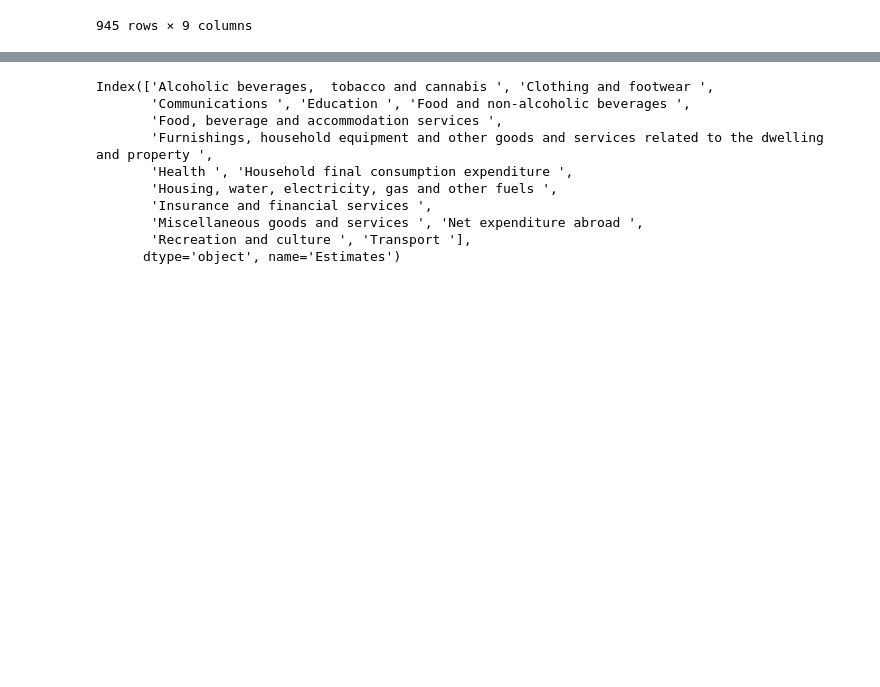
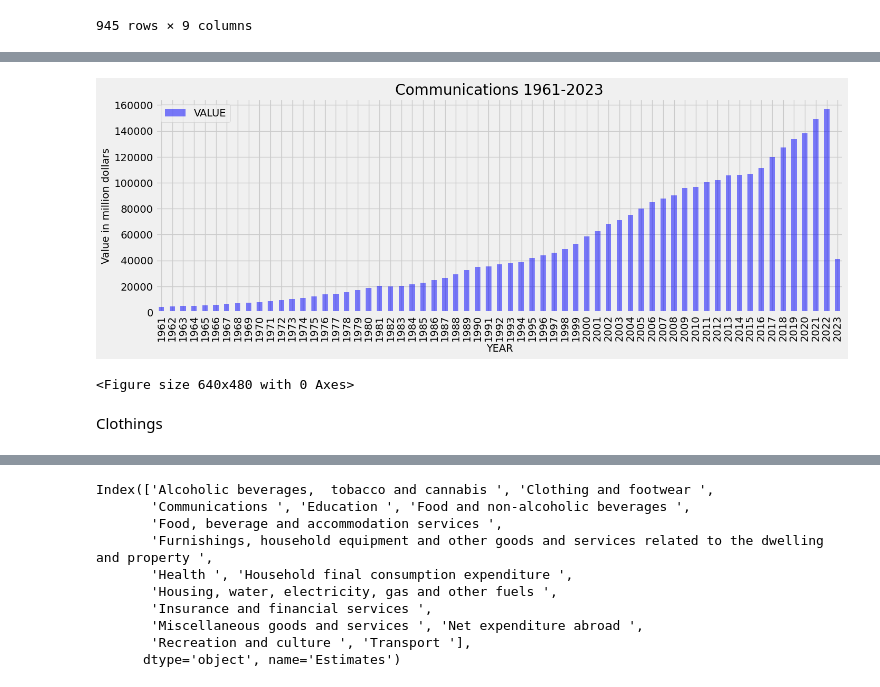
Before and after one commit to zRandgris/project1, a Jupyter notebook: TheProject.ipynb, the cells around one changed output, grey strips where cells are left out. Drawn from its saved outputs; the diff is of its cells as text; code cells hidden in the pictures; blank space fills up the shorter version.

```diff
--- a/TheProject.ipynb
+++ b/TheProject.ipynb
@@ -49,0 +190,8 @@ clean_df
+# %%
+#Communications [C18]
+Expenses_C18  = rename_clean_df.loc[rename_clean_df["Expenditures_(Millions_Dallars)"] == "Communications [C18]", ]
+Expenses_C18
+
+Year_Expenses_C18 = Expenses_C18[["YEAR","VALUE"]]
+Year_Expenses_C18=Year_Expenses_C18.set_index("YEAR")
+Year_Expenses_C18
@@ -49,0 +213,19 @@ clean_df
+# %%
+#Plot Communications
+
+Year_Expenses_C18.plot(kind="bar", figsize=(15,5),color="b",alpha=0.5)
+
+# Set a title for the chart
+plt.title("Communications 1961-2023")
+
+plt.ylabel("Value in million dollars")
+
+# Show plot
+plt.savefig("Year_Expenses_C18.png", bbox_inches="tight")
+plt.show()
+plt.tight_layout()
+# %% [output]
+[figure, added]
+<Figure size 640x480 with 0 Axes>
+# %% [markdown]
+Clothings
```
Also changed, not shown: parts of 62 cells of this notebook, 15 other files.
